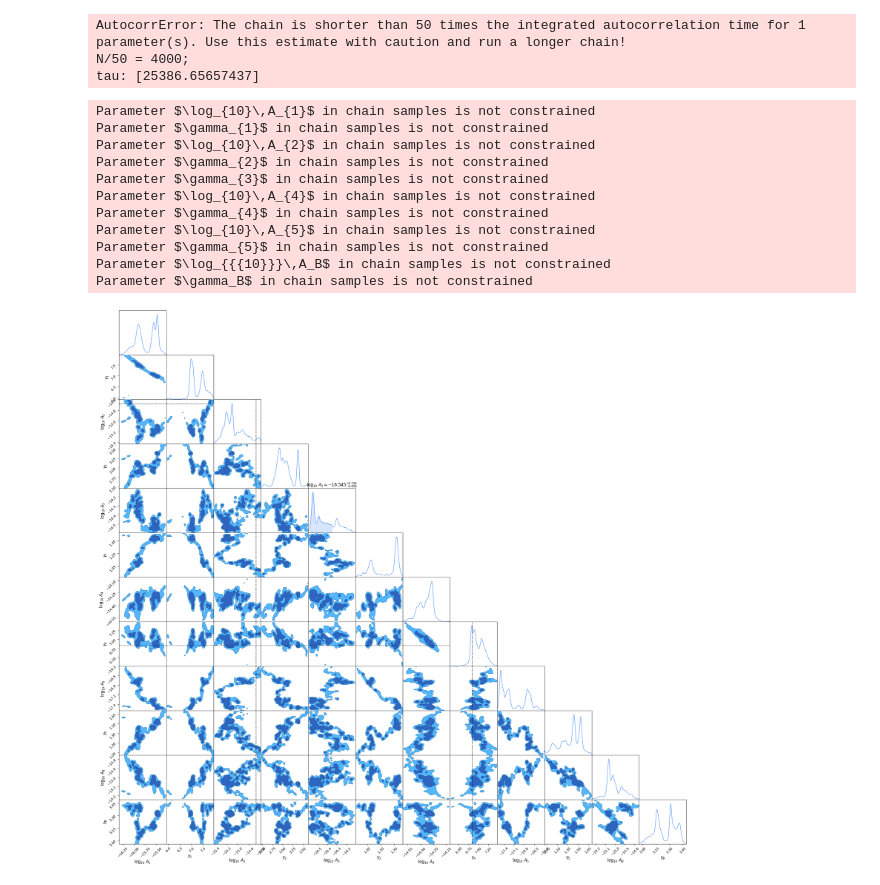
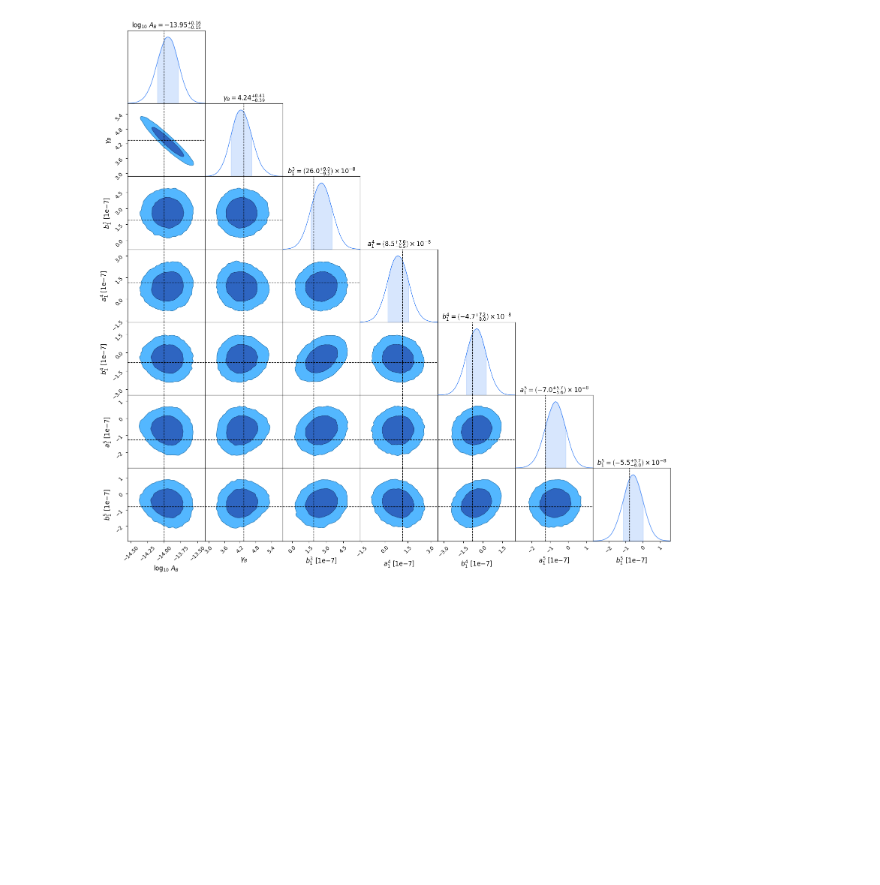
Before and after one commit to aiden-g12321/PTA_joint, a Jupyter notebook: hmc.ipynb, the cells around one changed output. Drawn from its saved outputs; the diff is of its cells as text; code cells hidden in the pictures; blank space fills up the shorter version.

```diff
--- a/hmc.ipynb
+++ b/hmc.ipynb
@@ -60,7 +57,7 @@ plt.show()
 def lnpost(x):
 
     # unpack parameters
-    efacs = x[pta.efac_ndxs]
+    # efacs = x[pta.efac_ndxs]
     rn_hypers = x[pta.rn_ndxs]
     gwb_hypers = x[pta.gwb_ndxs]
     cw_psr_params = x[pta.cw_psr_ndxs]
@@ -76,7 +73,7 @@ def lnpost(x):
 
     # likelihood
     a_cw = pta.get_CW_coefficients(cw_psr_params).flatten()
-    lnlike_val = l.lnlike(efacs, a + a_cw)
+    lnlike_val = l.lnlike_cwbasis(pta.efacs_inj, a, a_cw)
 
     return lnprior_val + lnlike_val
 
@@ -113,7 +110,7 @@ def transform_a(rn_hypers, gwb_hypers, a_standard):
 # %%
 def sampling_model():
     # uniform prior on hyper-parameters
-    efacs = numpyro.sample('efacs', dist.Uniform(pta.efac_mins, pta.efac_maxs))
+    # efacs = numpyro.sample('efacs', dist.Uniform(pta.efac_mins, pta.efac_maxs))
     rn_hypers = numpyro.sample('rn_hypers', dist.Uniform(pta.rn_mins, pta.rn_maxs))
     gwb_hypers = numpyro.sample('gwb_hypers', dist.Uniform(pta.gwb_mins, pta.gwb_maxs))
 
@@ -133,7 +130,7 @@ def sampling_model():
     a_cw = pta.get_CW_coefficients(jnp.concatenate((cw_params, psr_phases, psr_dists))).flatten()
 
     # likelihood
-    numpyro.factor('ln_likelihood', l.lnlike(efacs, a + a_cw))
+    numpyro.factor('ln_likelihood', l.lnlike_cwbasis(pta.efacs_inj, a, a_cw))
     # numpyro.factor('ln_likelihood', l.lnlike(pta.efacs_inj, a))
 # %%
 # injected parameters in dictionary
@@ -144,17 +145,17 @@ x_inj_dict = {'efacs':pta.efacs_inj, 'rn_hypers':pta.rn_inj, 'gwb_hypers':pta.gw
 # %%
 nuts_kernel = numpyro.infer.NUTS(sampling_model,
                                  # init_strategy=init_to_value(values=x_inj_dict),
-                                 dense_mass=[('rn_hypers', 'gwb_hypers', 'a_standard'), ('cw',)],
-                                 # dense_mass=False,
+                                 # dense_mass=[('rn_hypers', 'gwb_hypers', 'a_standard'), ('cw',)],
+                                 dense_mass=False,
                                  )
 mcmc = numpyro.infer.MCMC(sampler=nuts_kernel,
                           num_warmup=int(1e4),
-                          num_samples=int(2e5))
+                          num_samples=int(1e5))
 mcmc.run(jr.key(22))
 samples_dict = mcmc.get_samples()
 # %%
 # make samples object for post-processing
-samples_arr = np.concatenate((samples_dict['efacs'],
+samples_arr = np.concatenate((# samples_dict['efacs'],
                               samples_dict['rn_hypers'],
                               samples_dict['gwb_hypers'],
                               samples_dict['cw'],
@@ -179,26 +180,11 @@ samples.trace_plt()
 # %%
-samples.plt_auto_corr()
+# samples.plt_auto_corr()
-# %% [output]
-AutocorrError: The chain is shorter than 50 times the integrated autocorrelation time for 1 parameter(s). Use this estimate with caution and run a longer chain!
-N/50 = 4000;
-tau: [25386.65657437]
 # %%
 # indices of parameters to use in corner plot
-ndxs = np.concatenate((pta.rn_ndxs,
-                       pta.gwb_ndxs))
+ndxs = np.concatenate((pta.gwb_ndxs[:2],
+                       pta.a_ndxs[5:10]))
 samples.corner_plt(param_ndxs=ndxs)
 # %% [output]
-Parameter $\log_{10}\,A_{1}$ in chain samples is not constrained
-Parameter $\gamma_{1}$ in chain samples is not constrained
-Parameter $\log_{10}\,A_{2}$ in chain samples is not constrained
-Parameter $\gamma_{2}$ in chain samples is not constrained
-Parameter $\gamma_{3}$ in chain samples is not constrained
-Parameter $\log_{10}\,A_{4}$ in chain samples is not constrained
-Parameter $\gamma_{4}$ in chain samples is not constrained
-Parameter $\log_{10}\,A_{5}$ in chain samples is not constrained
-Parameter $\gamma_{5}$ in chain samples is not constrained
-Parameter $\log_{{{10}}}\,A_B$ in chain samples is not constrained
-Parameter $\gamma_B$ in chain samples is not constrained
-[figure, old version]
+[figure, new version]
 # %%
 # Bayesogram
```
Also changed, not shown: parts of 9 cells of this notebook, 14 other files.
